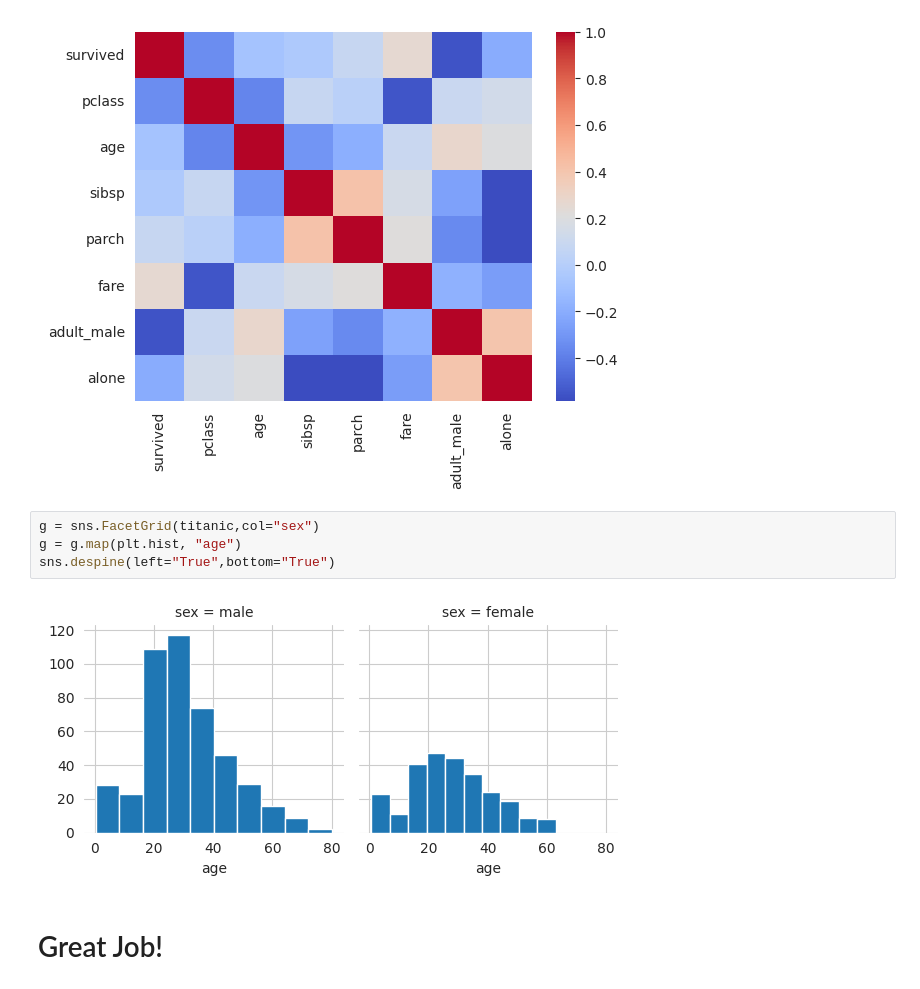
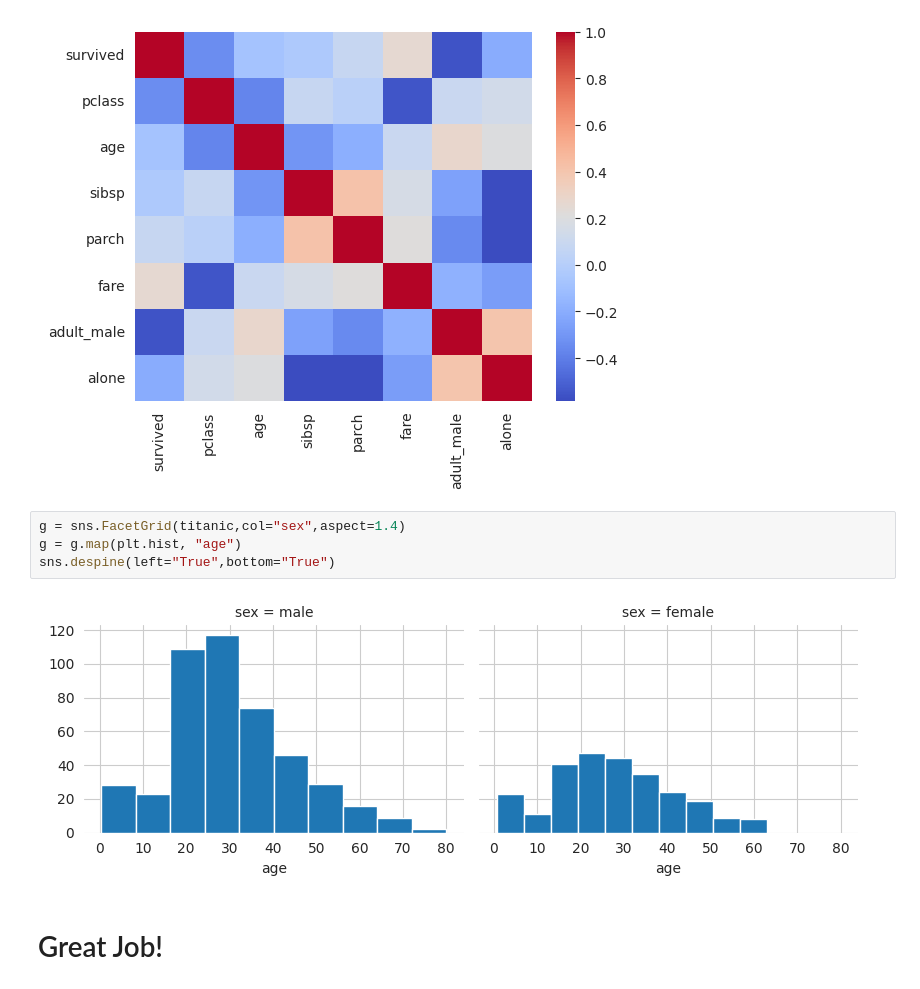
Before and after one commit to spiraloo/Analyzing-Business-Performance-Using-Demand-Forecasting-Techniques, a Jupyter notebook: Assignment 2/EXERCISE 02/220647_MIDHUN_2 .ipynb, the cells around one changed output. Cells and saved outputs as stored; diff of their text form.

```diff
--- a/Assignment 2/EXERCISE 2/220647_MIDHUN_2.ipynb
+++ b/Assignment 2/EXERCISE 02/220647_MIDHUN_2 .ipynb
@@ -57,10 +57,10 @@ sns.heatmap(titanic.corr(),cmap='coolwarm',annot=False)
 <Axes: >
 [figure]
 # %%
-g = sns.FacetGrid(titanic,col="sex")
+g = sns.FacetGrid(titanic,col="sex",aspect=1.4)
 g = g.map(plt.hist, "age")
 sns.despine(left="True",bottom="True")
 # %% [output]
-[figure, old version]
+[figure, new version]
 # %% [markdown]
 # Great Job!
```
Also changed, not shown: parts of 2 cells of this notebook.
